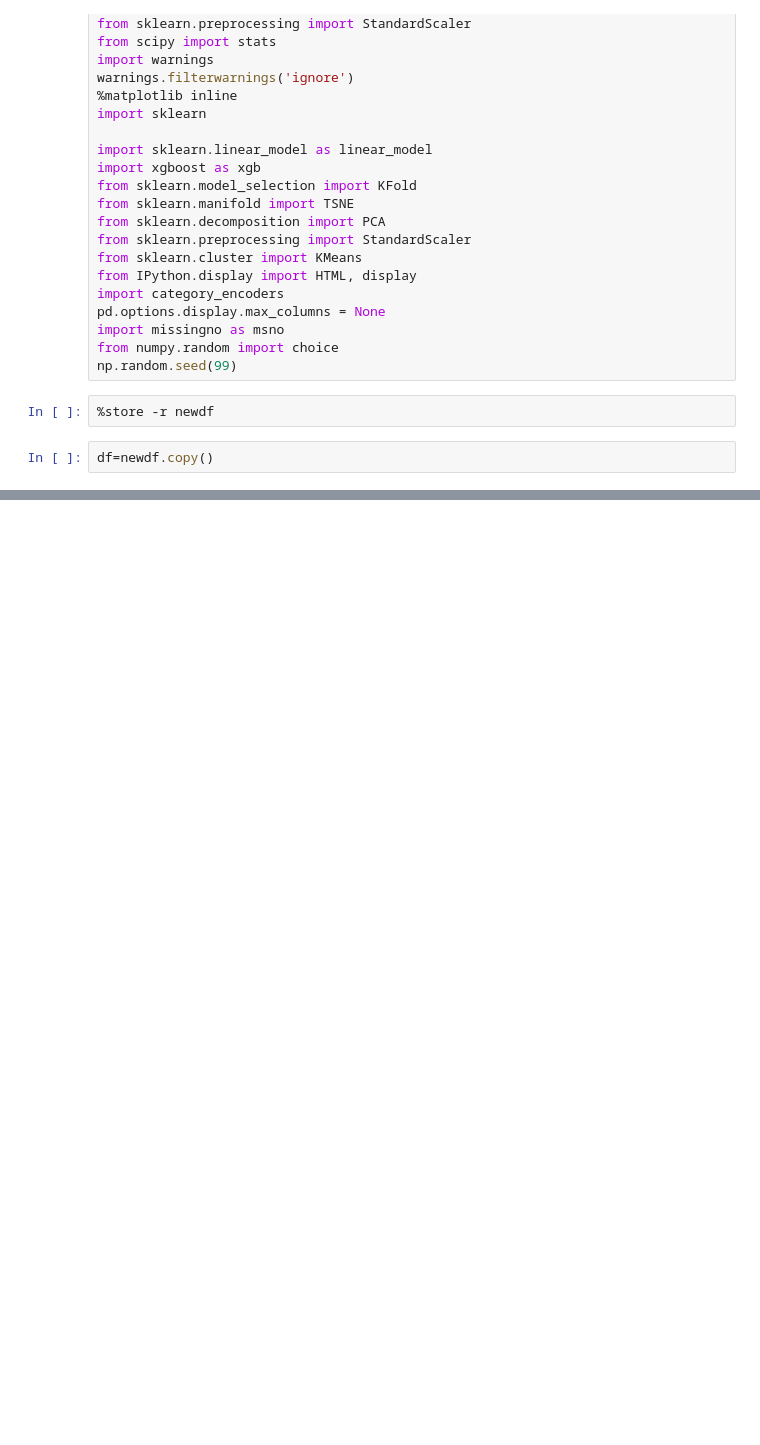
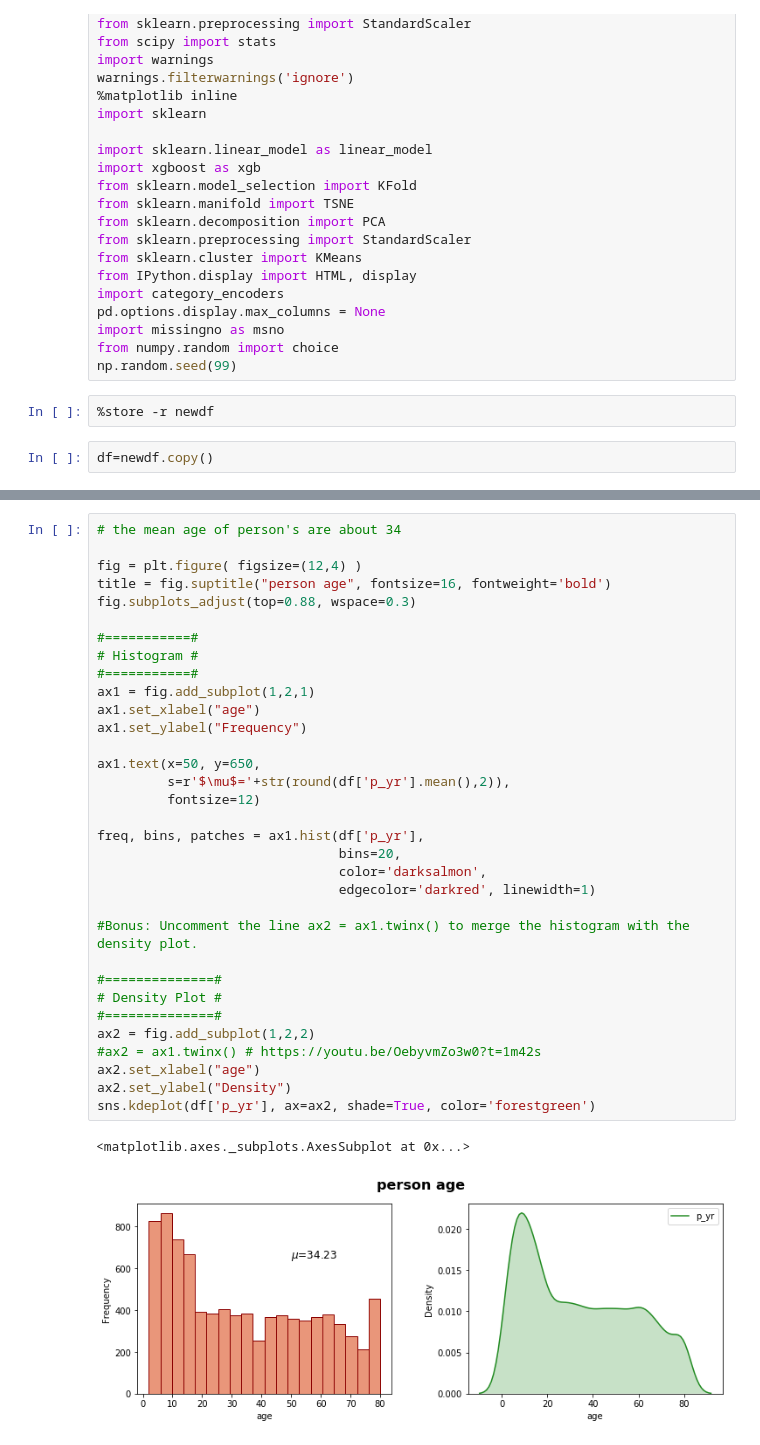
Before and after one commit to nitzmali/Kaggle, a Jupyter notebook: AK_Project/Data Exploration BMI.ipynb, the cells around one changed output, grey strips where cells are left out. Saved outputs shown, nothing was run; the diff lists cells and outputs as text; blank space fills up the shorter version.

```diff
--- a/AK_Project/Data Exploration BMI.ipynb
+++ b/AK_Project/Data Exploration BMI.ipynb
@@ -55,0 +114,36 @@ plt.hist(df['bmi'])
+# %%
+# the mean age of person's are about 34
+
+fig = plt.figure( figsize=(12,4) )
+title = fig.suptitle("person age", fontsize=16, fontweight='bold')
+fig.subplots_adjust(top=0.88, wspace=0.3)
+
+#===========#
+# Histogram #
+#===========#
+ax1 = fig.add_subplot(1,2,1)
+ax1.set_xlabel("age")
+ax1.set_ylabel("Frequency")
+
+ax1.text(x=50, y=650,
+         s=r'$\mu$='+str(round(df['p_yr'].mean(),2)),
+         fontsize=12)
+
+freq, bins, patches = ax1.hist(df['p_yr'],
+                               bins=20,
+                               color='darksalmon',
+                               edgecolor='darkred', linewidth=1)
+
+#Bonus: Uncomment the line ax2 = ax1.twinx() to merge the histogram with the density plot.
+
+#==============#
+# Density Plot #
+#==============#
+ax2 = fig.add_subplot(1,2,2)
+#ax2 = ax1.twinx() # https://youtu.be/OebyvmZo3w0?t=1m42s
+ax2.set_xlabel("age")
+ax2.set_ylabel("Density")
+sns.kdeplot(df['p_yr'], ax=ax2, shade=True, color='forestgreen')
+# %% [output]
+<matplotlib.axes._subplots.AxesSubplot at 0x...>
+[figure, added]
```
Also changed, not shown: parts of 19 cells of this notebook.
